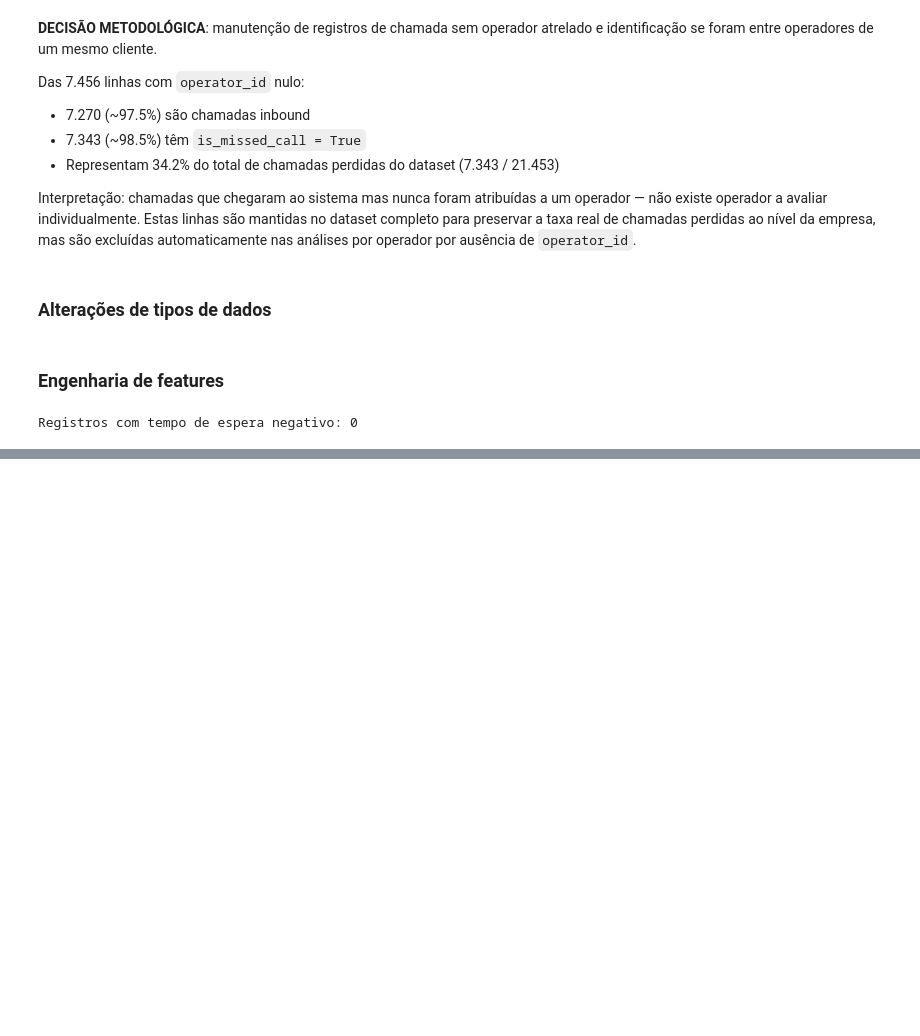
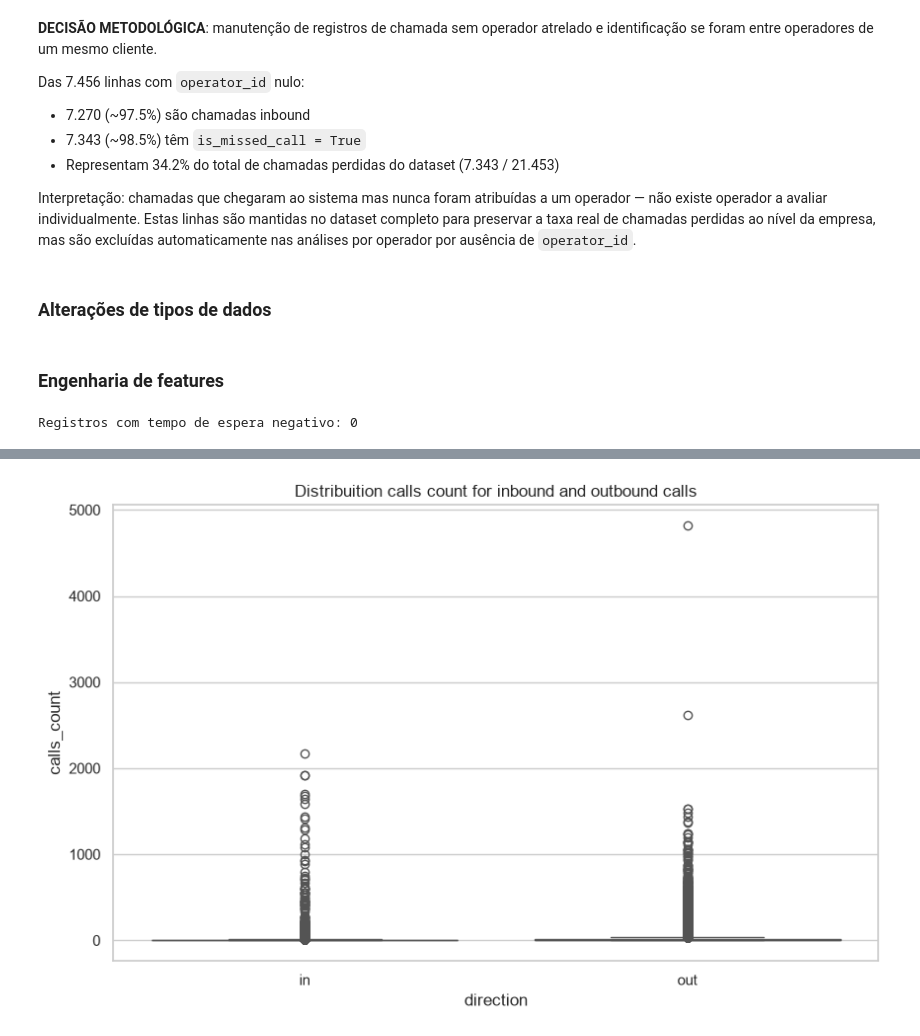
Before and after one commit to rodriguesbrian/tt14_call_me_maybe_project, a Jupyter notebook: notebook/analysis.ipynb, the cells around one changed output, grey strips where cells are left out. Saved outputs shown, nothing was run; the diff lists cells and outputs as text; code cells hidden in the pictures; blank space fills up the shorter version.

```diff
--- a/notebook/analysis.ipynb
+++ b/notebook/analysis.ipynb
@@ -357,0 +422,11 @@ telecom_ops = telecom_ops[telecom_ops['internal'].notna()].copy()
+# %%
+# criação boxplot para variável contínua
+sns.boxplot(
+    data=telecom,
+    x='direction',
+    y='calls_count'
+)
+plt.title('Distribuition calls count for inbound and outbound calls')
+plt.show()
+# %% [output]
+[figure, added]
```
Also changed, not shown: parts of 14 cells of this notebook.
